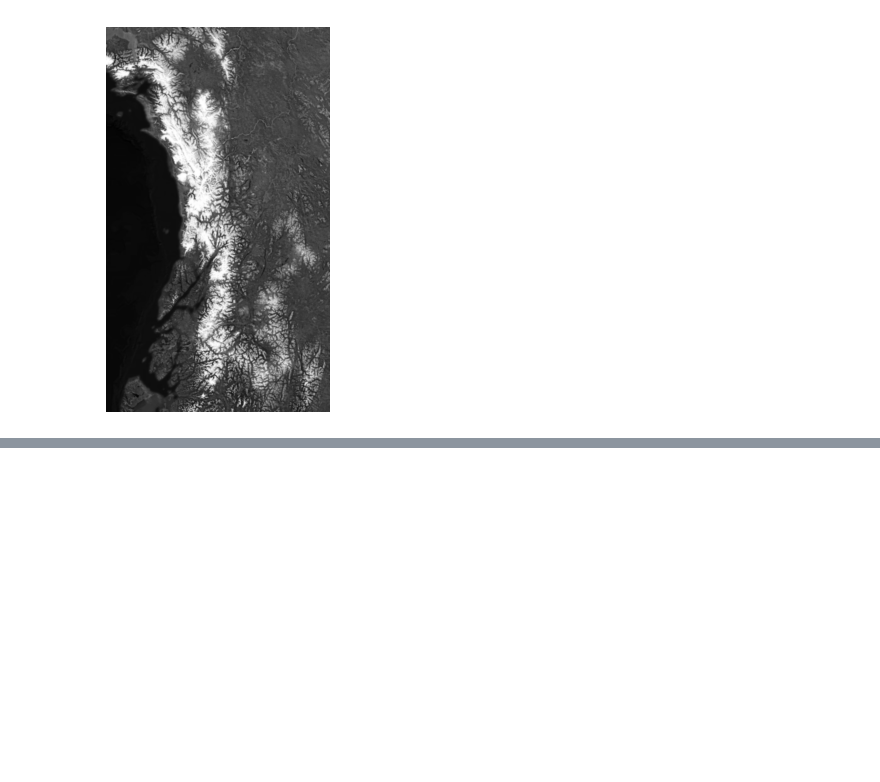
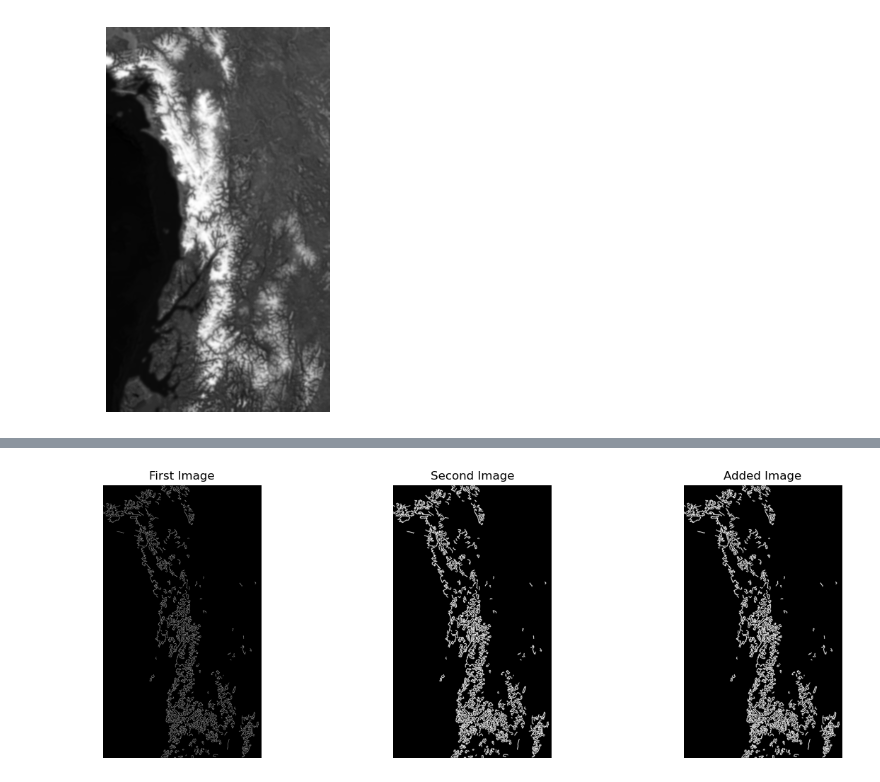
Before and after one commit to harsh125op/waterLevel, a Jupyter notebook: 1_Image_Process.ipynb, the cells around one changed output, grey strips where cells are left out. Saved outputs shown, nothing was run; the diff lists cells and outputs as text; code cells hidden in the pictures; blank space fills up the shorter version.

```diff
--- a/1_Image_Process.ipynb
+++ b/1_Image_Process.ipynb
@@ -148,0 +182,21 @@ plt.show()
+# %%
+# Add the two images
+added_image = cv2.add(edges,laplacian_abs)
+
+# Display the original images and the added image
+fig, axs = plt.subplots(1, 3, figsize=(15, 5))
+axs[0].imshow(cv2.cvtColor(edges, cv2.COLOR_BGR2RGB))  # Convert BGR to RGB for display
+axs[0].axis('off')
+axs[0].set_title('First Image')
+
+axs[1].imshow(cv2.cvtColor(laplacian_abs, cv2.COLOR_BGR2RGB))  # Convert BGR to RGB for display
+axs[1].axis('off')
+axs[1].set_title('Second Image')
+
+axs[2].imshow(cv2.cvtColor(added_image, cv2.COLOR_BGR2RGB))  # Convert BGR to RGB for display
+axs[2].axis('off')
+axs[2].set_title('Added Image')
+
+plt.show()
+# %% [output]
+[figure, added]
```
Also changed, not shown: parts of 6 cells of this notebook.
